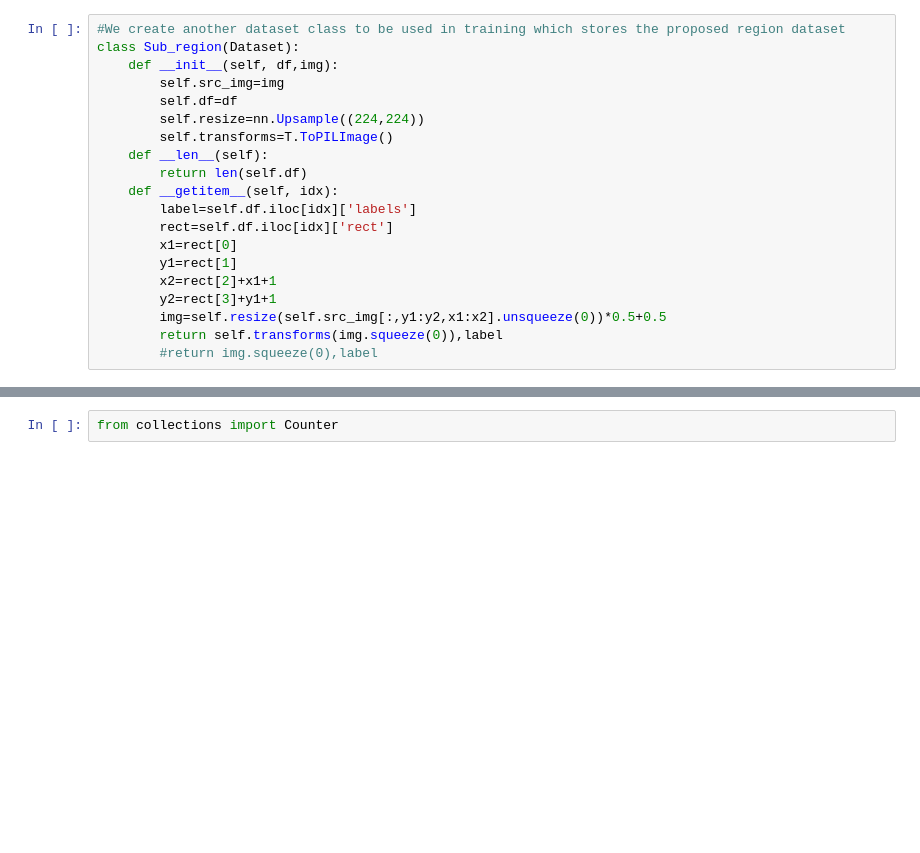
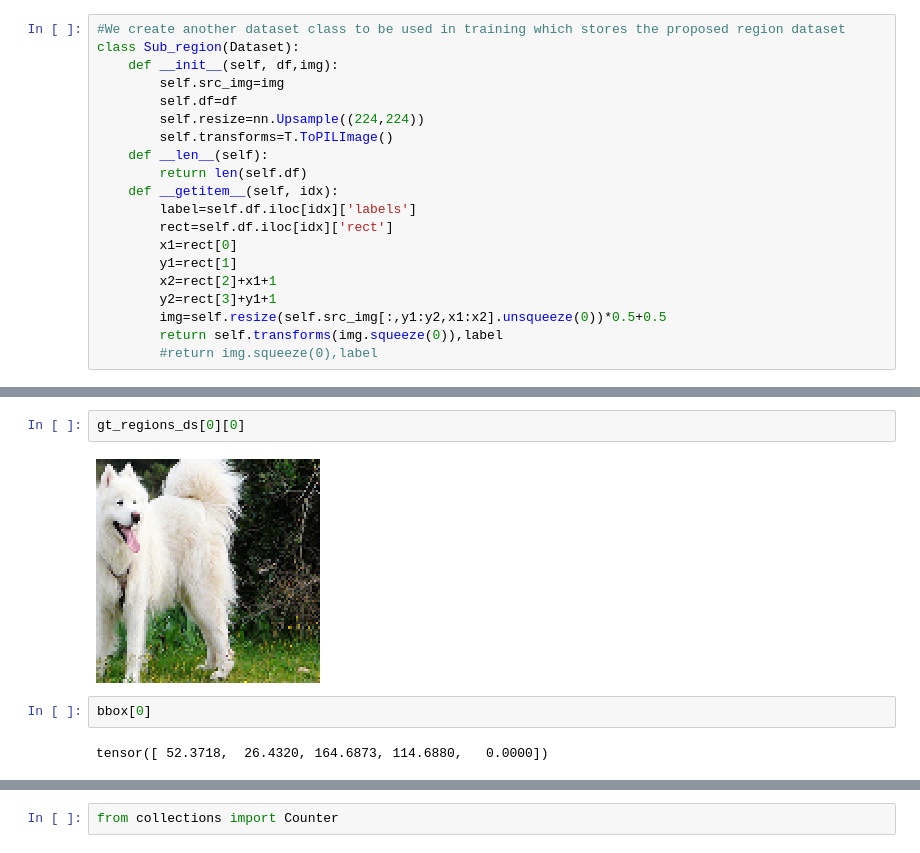
Before and after one commit to hslrock/ObjectDetection_, a Jupyter notebook: 1_RCNN_Part_1.ipynb, the cells around one changed output, grey strips where cells are left out. Saved outputs shown, nothing was run; the diff lists cells and outputs as text; blank space fills up the shorter version.

```diff
--- a/1_RCNN_Part_1.ipynb
+++ b/1_RCNN_Part_1.ipynb
@@ -303,0 +373,8 @@ print()
+# %%
+gt_regions_ds[0][0]
+# %% [output]
+[figure, added]
+# %%
+bbox[0]
+# %% [output]
+tensor([ 52.3718,  26.4320, 164.6873, 114.6880,   0.0000])
```
Also changed, not shown: parts of 12 cells of this notebook, 3 other files.
